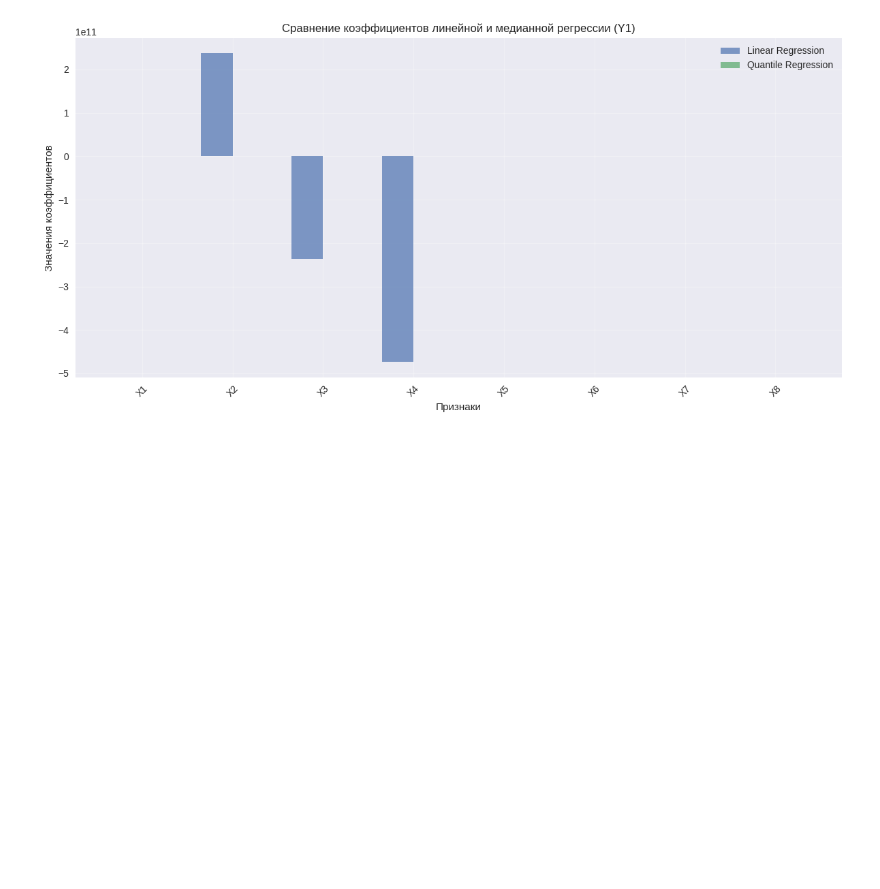
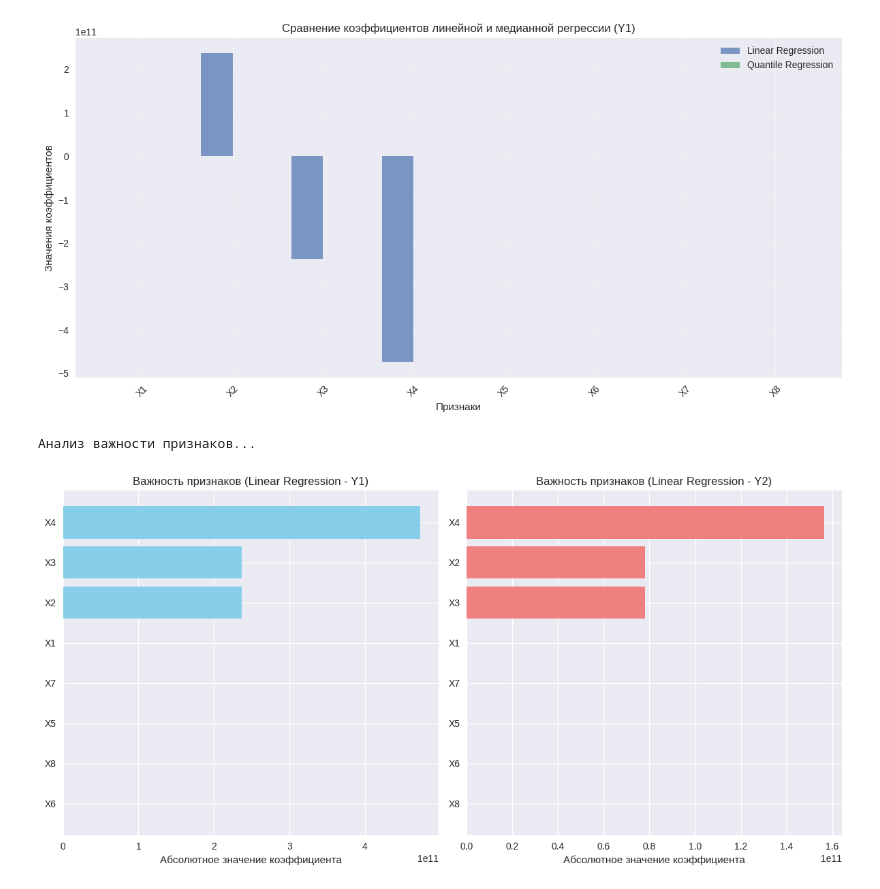
Before and after one commit to MicroMolekula/machine-learning, a Jupyter notebook: lab4/work/lr4.ipynb, the cells around one changed output. Saved outputs shown, nothing was run; the diff lists cells and outputs as text; code cells hidden in the pictures; blank space fills up the shorter version.

```diff
--- a/lab4/work/lr4.ipynb
+++ b/lab4/work/lr4.ipynb
@@ -488,3 +488,36 @@ plt.show()
 6      X7  2.014180e+01    18.000000
 7      X8  2.110769e-01     0.080000
 [figure]
+# %%
+# Анализ важности признаков
+print("Анализ важности признаков...")
+
+plt.figure(figsize=(12, 6))
+
+# Важность признаков для линейной регрессии Y1
+importance_y1 = pd.DataFrame({
+    'feature': feature_names,
+    'importance': np.abs(lr_y1.coef_)
+}).sort_values('importance', ascending=True)
+
+plt.subplot(1, 2, 1)
+plt.barh(importance_y1['feature'], importance_y1['importance'], color='skyblue')
+plt.title('Важность признаков (Linear Regression - Y1)')
+plt.xlabel('Абсолютное значение коэффициента')
+
+# Важность признаков для линейной регрессии Y2
+importance_y2 = pd.DataFrame({
+    'feature': feature_names,
+    'importance': np.abs(lr_y2.coef_)
+}).sort_values('importance', ascending=True)
+
+plt.subplot(1, 2, 2)
+plt.barh(importance_y2['feature'], importance_y2['importance'], color='lightcoral')
+plt.title('Важность признаков (Linear Regression - Y2)')
+plt.xlabel('Абсолютное значение коэффициента')
+
+plt.tight_layout()
+plt.show()
+# %% [output]
+Анализ важности признаков...
+[figure, added]
```
Also changed, not shown: parts of 1 cell of this notebook.
